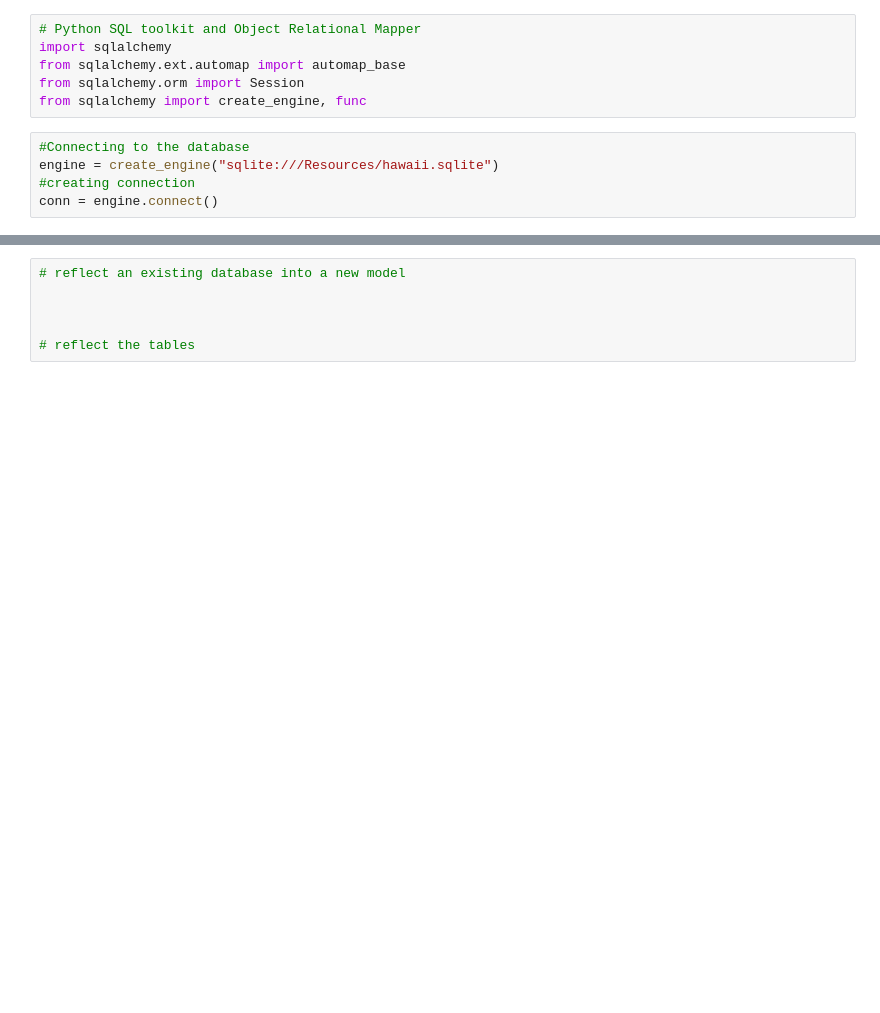
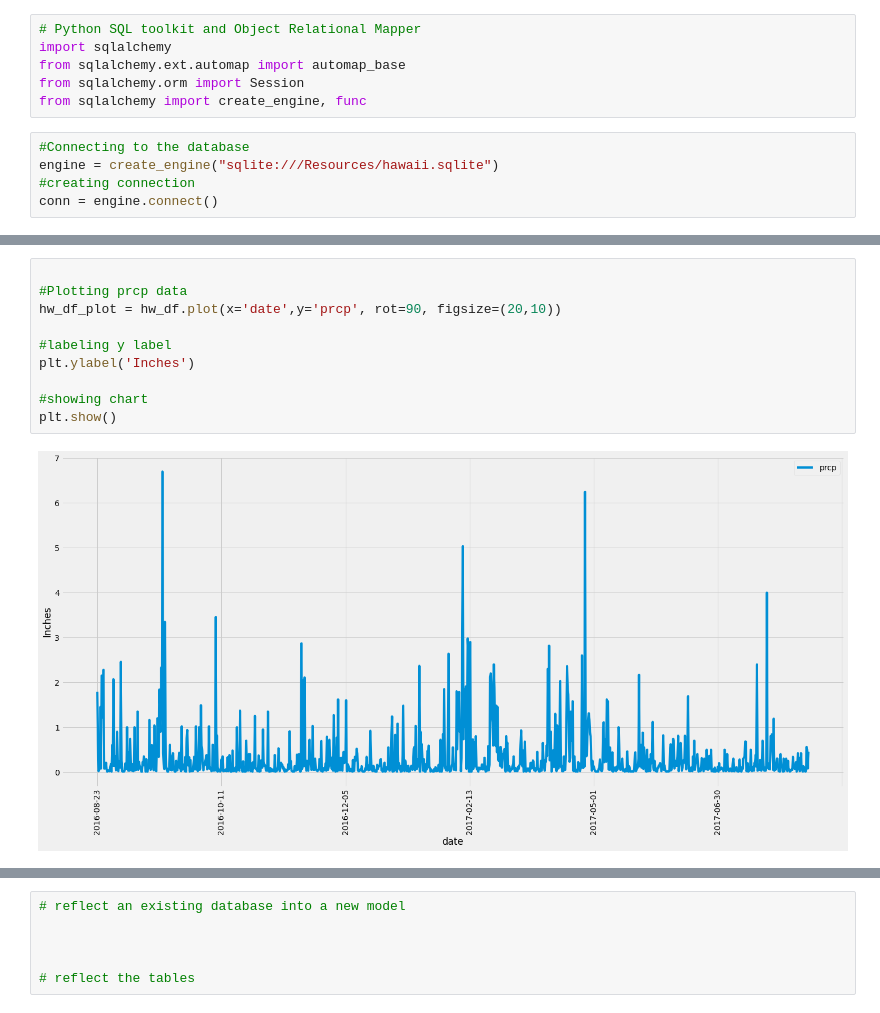
Before and after one commit to samuelokunola326/sqlalchemy-challenge, a Jupyter notebook: Climate_Analysis.ipynb, the cells around one changed output, grey strips where cells are left out. Drawn from its saved outputs; the diff is of its cells as text; blank space fills up the shorter version.

```diff
--- a/Climate_Analysis.ipynb
+++ b/Climate_Analysis.ipynb
@@ -42,0 +43,12 @@ hw_df
+# %%
+
+#Plotting prcp data
+hw_df_plot = hw_df.plot(x='date',y='prcp', rot=90, figsize=(20,10))
+
+#labeling y label
+plt.ylabel('Inches')
+
+#showing chart
+plt.show()
+# %% [output]
+[figure, added]
```
Also changed, not shown: parts of 5 cells of this notebook.
